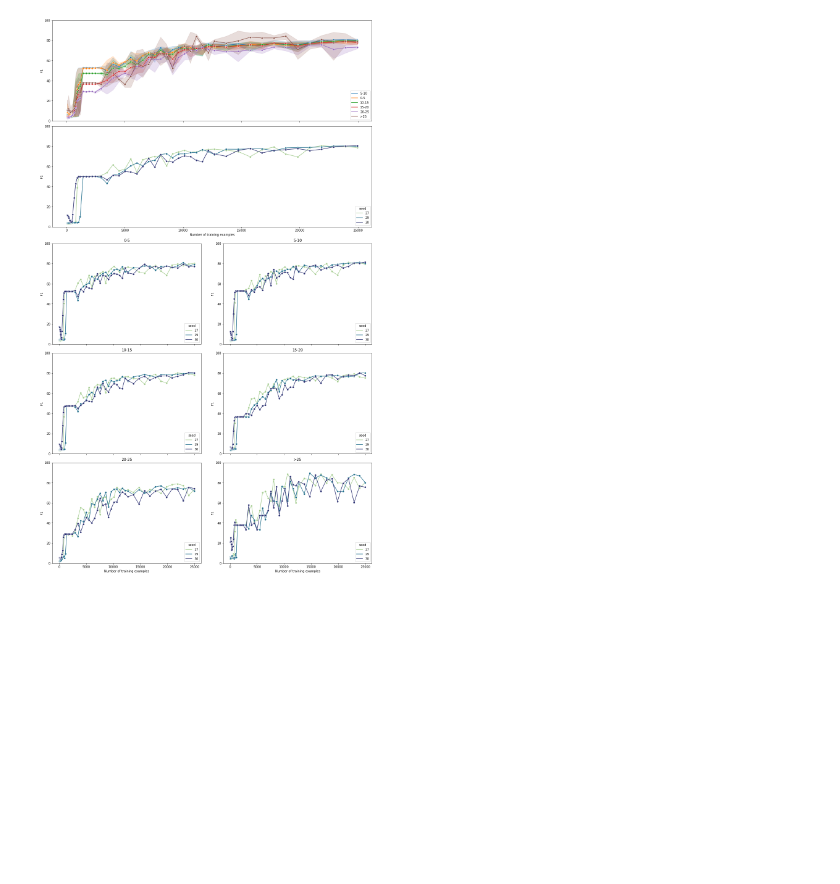
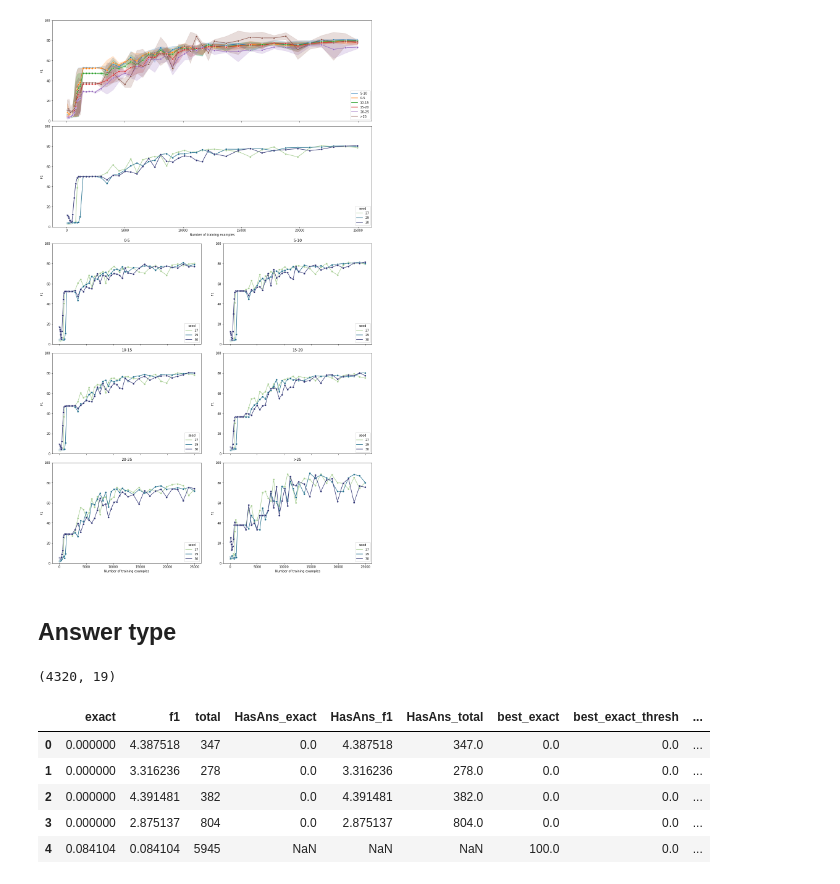
Before and after one commit to stevieg3/when-do-reading-comprehension-models-learn, a Jupyter notebook: notebooks/main/02-albert-xlarge-v2-SQuAD-v2 simple categories - more checkpoints.ipynb, the cells around one changed output. Saved outputs shown, nothing was run; the diff lists cells and outputs as text; code cells hidden in the pictures; blank space fills up the shorter version.

```diff
--- a/notebooks/main/02-albert-xlarge-v2-SQuAD-v2 simple categories - more checkpoints.ipynb
+++ b/notebooks/main/02-albert-xlarge-v2-SQuAD-v2 simple categories - more checkpoints.ipynb
@@ -823,3 +823,5 @@ ax6.legend(title='seed', loc='lower right')
 plt.show()
 # %% [output]
 [figure]
+# %% [markdown]
+## Answer type
@@ -825,0 +844,11 @@ plt.show()
+# %%
+print(metrics_by_cat.shape)
+metrics_by_cat.head()
+# %% [output]
+(4320, 19)
+|  | exact | f1 | total | HasAns_exact | HasAns_f1 | HasAns_total | best_exact | best_exact_thresh | ... |
+| 0 | 0.000000 | 4.387518 | 347 | 0.0 | 4.387518 | 347.0 | 0.0 | 0.0 | ... |
+| 1 | 0.000000 | 3.316236 | 278 | 0.0 | 3.316236 | 278.0 | 0.0 | 0.0 | ... |
+| 2 | 0.000000 | 4.391481 | 382 | 0.0 | 4.391481 | 382.0 | 0.0 | 0.0 | ... |
+| 3 | 0.000000 | 2.875137 | 804 | 0.0 | 2.875137 | 804.0 | 0.0 | 0.0 | ... |
+| 4 | 0.084104 | 0.084104 | 5945 | NaN | NaN | NaN | 100.0 | 0.0 | ... |
```
Also changed, not shown: parts of 9 cells of this notebook, 1 other file.
